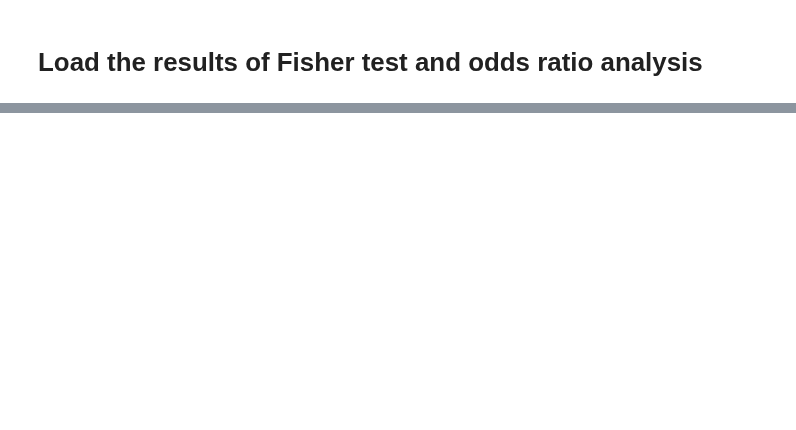
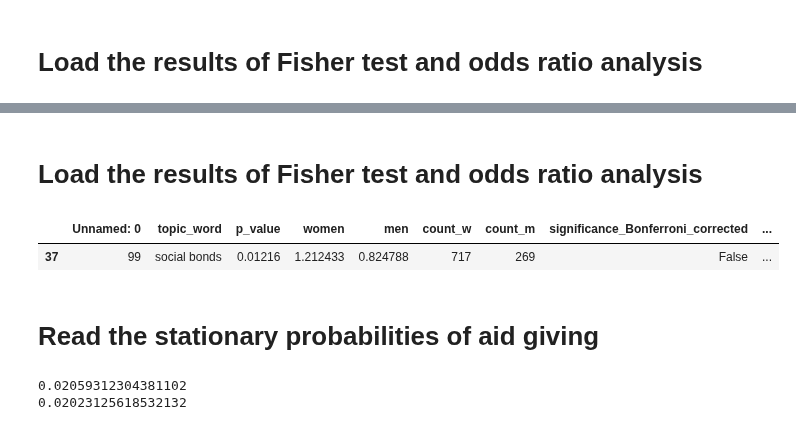
Before and after one commit to toth12/vha_auschwitz_report, a Jupyter notebook: notebooks/SignificanceSolidaritySocialBonds.ipynb, the cells around one changed output, grey strips where cells are left out. Drawn from its saved outputs; the diff is of its cells as text; code cells hidden in the pictures; blank space fills up the shorter version.

```diff
--- a/notebooks/SignificanceSolidaritySocialBonds.ipynb
+++ b/notebooks/SignificanceSolidaritySocialBonds.ipynb
@@ -52,0 +57,2 @@ display (df_fisher[df_fisher.topic_word=='friends'])
+# %%
+topic="social bonds"
@@ -52,0 +79,9 @@ display (df_fisher[df_fisher.topic_word=='friends'])
+# %% [markdown]
+# Load the results of Fisher test and odds ratio analysis
+# %%
+display (df_fisher[df_fisher.topic_word==topic])
+# %% [output]
+|  | Unnamed: 0 | topic_word | p_value | women | men | count_w | count_m | significance_Bonferroni_corrected | ... |
+| 37 | 99 | social bonds | 0.01216 | 1.212433 | 0.824788 | 717 | 269 | False | ... |
+# %% [markdown]
+# Read the stationary probabilities of __aid giving__
@@ -52,0 +94,6 @@ display (df_fisher[df_fisher.topic_word=='friends'])
+# %%
+print (topic_w)
+print (topic_m)
+# %% [output]
+0.02059312304381102
+0.02023125618532132
```
Also changed, not shown: parts of 68 cells of this notebook.
